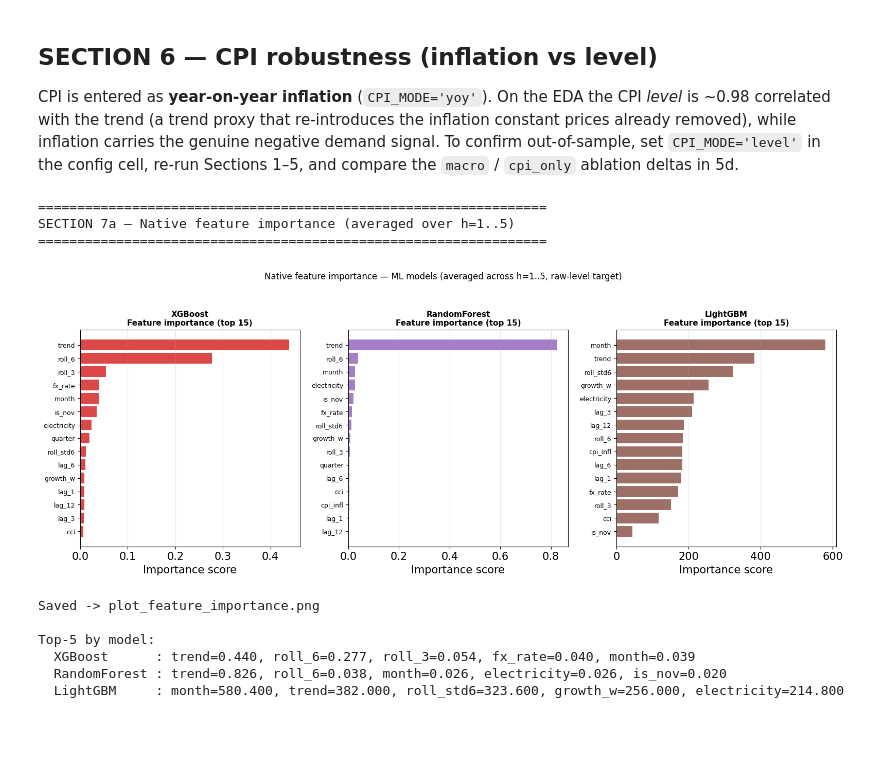
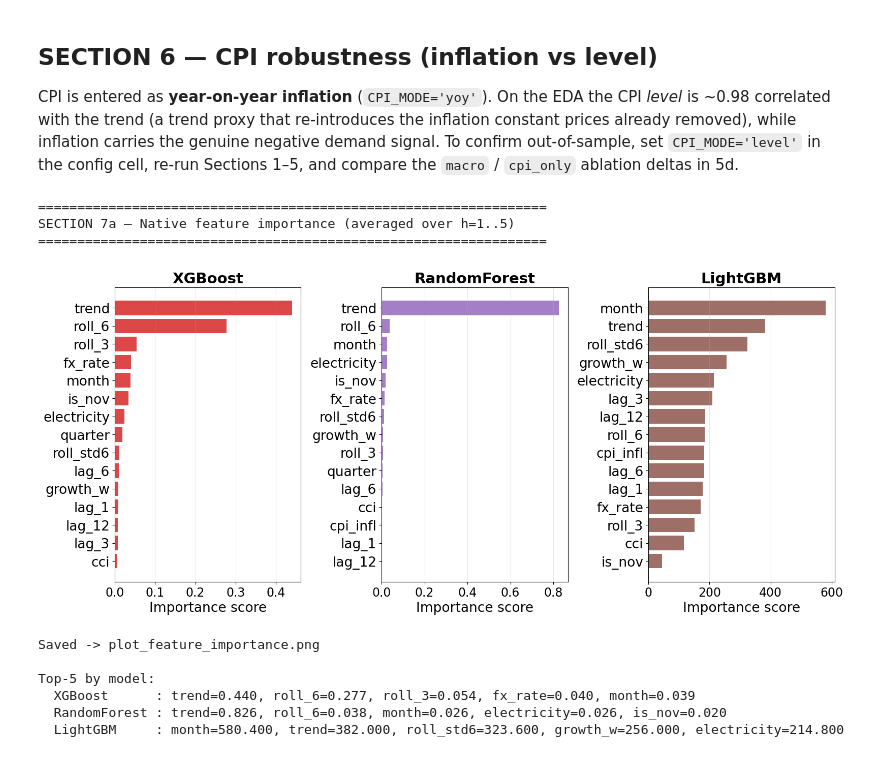
Before and after one commit to thabisop/Tree_Based_ML-Short_Term_Retail_Trade_Sales_Forecasting, a Jupyter notebook: Modelling_Script.ipynb, the cells around one changed output. Cells and saved outputs as stored; diff of their text form; code cells hidden in the pictures; blank space fills up the shorter version.

```diff
--- a/Modelling_Script.ipynb
+++ b/Modelling_Script.ipynb
@@ -1318,19 +1314,21 @@ else:
 
 # ---- plot (primary) ----
 from matplotlib.ticker import FuncFormatter
+TW = 5.59  # printed text width in inches; figures saved at this size so font sizes are true point sizes
 _label = "SARIMA" if conformal_model == "Pure SARIMA" else conformal_model
 positions = range(len(hi_primary))
-plt.rcParams.update({"font.size": 15})
-fig, ax = plt.subplots(figsize=(11, 5.6))
+plt.rcParams.update({"font.size": 9, "axes.labelsize": 9.5, "xtick.labelsize": 8.5, "ytick.labelsize": 8.5})
+fig, ax = plt.subplots(figsize=(TW * 0.85, 2.7))
 ax.fill_between(positions, hi_primary["lower95"], hi_primary["upper95"], color="#c6dbef", label="95% interval")
 ax.fill_between(positions, hi_primary["lower80"], hi_primary["upper80"], color="#6baed6", label="80% interval")
-ax.plot(positions, hi_primary["point"], "o-", color="#08519c", linewidth=2.4, markersize=8, label=f"{_label} point forecast")
-ax.plot(positions, hi_primary["actual"], "x-", color="#d62728", linewidth=2.2, markersize=11, markeredgewidth=2.4, label="Actual")
+ax.plot(positions, hi_primary["point"], "o-", color="#08519c", linewidth=1.5, markersize=4, label=f"{_label} point forecast")
+ax.plot(positions, hi_primary["actual"], "x-", color="#d62728", linewidth=1.4, markersize=6, markeredgewidth=1.4, label="Actual")
 ax.set_xticks(list(positions)); ax.set_xticklabels(hi_primary["month"])
-ax.set_ylabel("R million (constant 2019 prices)", fontsize=16)
+ax.set_ylabel("R million (constant 2019 prices)")
 ax.yaxis.set_major_formatter(FuncFormatter(lambda v, p: f"{v:,.0f}"))
-ax.tick_params(labelsize=14); ax.legend(loc="upper left", fontsize=13); ax.grid(alpha=0.3)
-plt.tight_layout(); plt.savefig("plot_conformal_bands.png", dpi=200, bbox_inches="tight"); plt.show()
+ax.grid(alpha=0.3)
+fig.legend(*ax.get_legend_handles_labels(), loc="lower center", ncol=4, frameon=False, bbox_to_anchor=(0.5, -0.08), fontsize=8)
+plt.tight_layout(); plt.savefig("plot_conformal_bands.png", dpi=300, bbox_inches="tight"); plt.show()
 print("Saved -> plot_conformal_bands.png")
 # %% [output]
 =================================================================
@@ -1388,41 +1386,41 @@ def average_feature_importance(model_factory, frame, feature_cols, origin_positi
             if importance_stack else pd.Series(dtype=float))
 
 short_labels = {
     "retail_lag_1": "lag_1", "retail_lag_3": "lag_3", "retail_lag_6": "lag_6",
     "retail_lag_12": "lag_12", "retail_roll_3": "roll_3", "retail_roll_6": "roll_6",
     "retail_roll_std6": "roll_std6", "retail_growth_winsor": "growth_w",
     "cpi_signal": "cpi_infl" if CPI_MODE == "yoy" else "cpi_level", "electricity": "electricity",
     "exchange_rate": "fx_rate", "cci_level": "cci", "is_december": "is_dec",
     "is_november": "is_nov", "is_april": "is_apr",
 }
 importance_by_model = {
     "XGBoost":      average_feature_importance(make_xgboost, data, FEATURE_COLS, origin_pos),
     "RandomForest": average_feature_importance(make_random_forest, data, FEATURE_COLS, origin_pos),
     "LightGBM":     average_feature_importance(make_lightgbm, data, FEATURE_COLS, origin_pos),
 }
 panel_colors = {"XGBoost": "#d62728", "RandomForest": "#9467bd", "LightGBM": "#8c564b"}
 
-fig, axes = plt.subplots(1, 3, figsize=(16, 6))
+# Same layout as before (three panels side by side); fonts enlarged so they print at about 7 to 8 pt at full text width
+fig, axes = plt.subplots(1, 3, figsize=(16, 7))
 for axis, (model_name, importance_series) in zip(axes, importance_by_model.items()):
     top15 = importance_series.sort_values(ascending=True).tail(15)
     top15.index = [short_labels.get(name, name) for name in top15.index]
     axis.barh(range(len(top15)), top15.values, color=panel_colors[model_name], alpha=0.85)
-    axis.set_yticks(range(len(top15))); axis.set_yticklabels(top15.index, fontsize=9)
-    axis.set_title(f"{model_name}\nFeature importance (top 15)", fontsize=11, fontweight="bold")
-    axis.set_xlabel("Importance score"); axis.grid(True, axis="x", alpha=0.3)
-plt.suptitle("Native feature importance — ML models (averaged across h=1..5, raw-level target)",
-             fontsize=12, y=1.02)
-plt.tight_layout(); plt.savefig("plot_feature_importance.png", dpi=150, bbox_inches="tight"); plt.show()
+    axis.set_yticks(range(len(top15))); axis.set_yticklabels(top15.index, fontsize=19)
+    axis.tick_params(axis="x", labelsize=17)
+    axis.set_title(model_name, fontsize=21, fontweight="bold")
+    axis.set_xlabel("Importance score", fontsize=19); axis.grid(True, axis="x", alpha=0.3)
+plt.tight_layout(w_pad=1.5); plt.savefig("plot_feature_importance.png", dpi=150, bbox_inches="tight"); plt.show()
 print("Saved -> plot_feature_importance.png")
 print("\nTop-5 by model:")
 for model_name, importance_series in importance_by_model.items():
     ranked = importance_series.sort_values(ascending=False).head(5)
     print(f"  {model_name:<13s}: " + ", ".join(f"{short_labels.get(k,k)}={v:.3f}" for k, v in ranked.items()))
 # %% [output]
 =================================================================
 SECTION 7a — Native feature importance (averaged over h=1..5)
 =================================================================
-[figure, old version]
+[figure, new version]
 Saved -> plot_feature_importance.png
 
 Top-5 by model:
```
Also changed, not shown: parts of 4 cells of this notebook.
